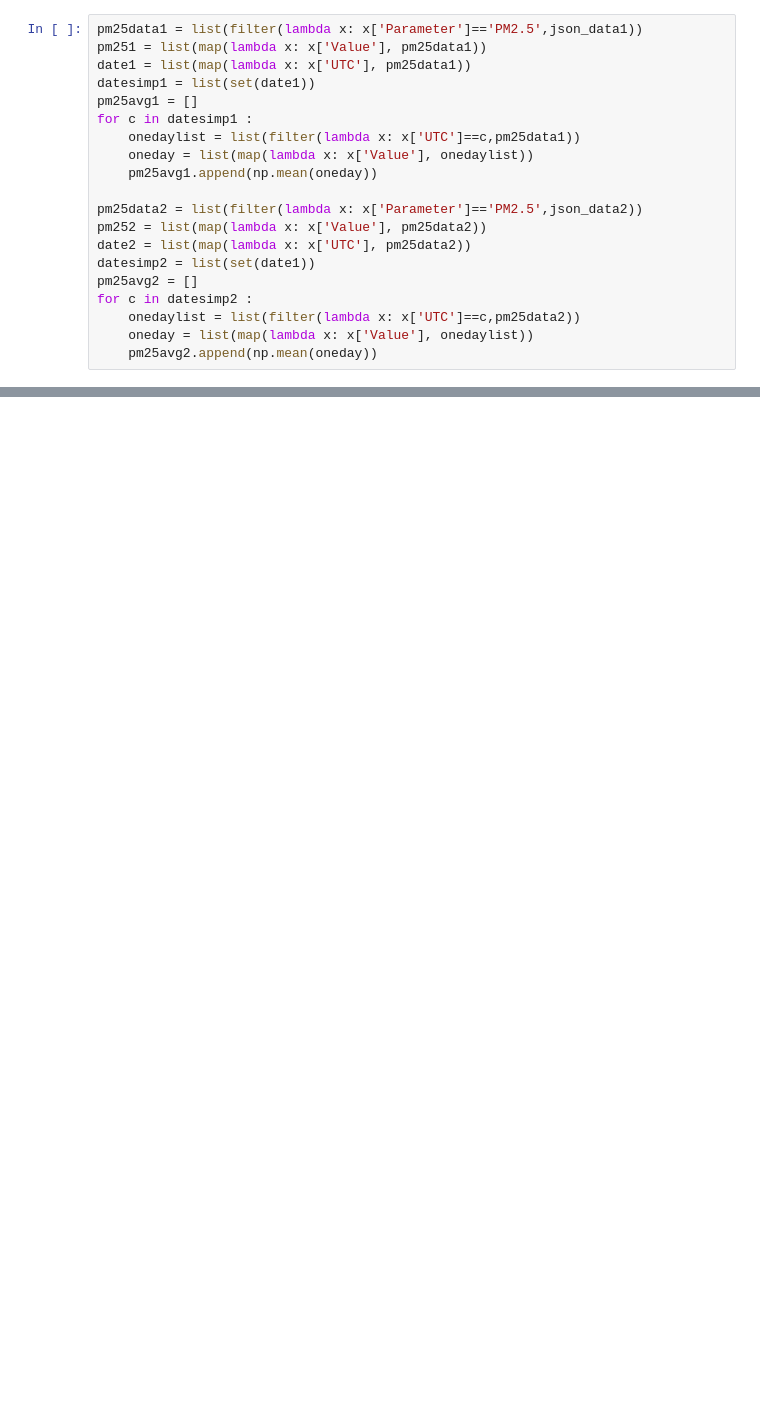
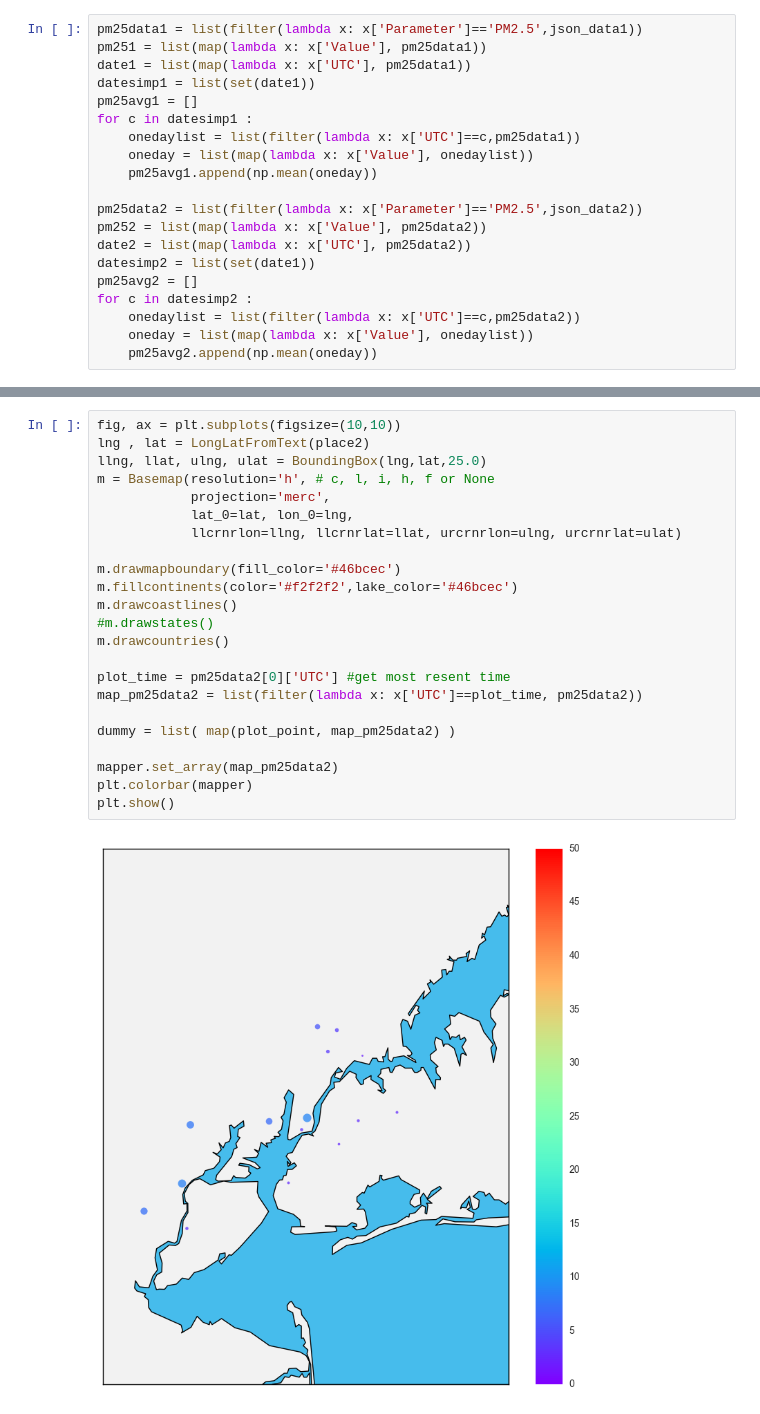
Before and after one commit to jyamaoka/AirQualityDI, a Jupyter notebook: AirQualityData.ipynb, the cells around one changed output, grey strips where cells are left out. Saved outputs shown, nothing was run; the diff lists cells and outputs as text; blank space fills up the shorter version.

```diff
--- a/AirQualityData.ipynb
+++ b/AirQualityData.ipynb
@@ -138 +245,26 @@ for c in datesimp2 :
+# %%
+fig, ax = plt.subplots(figsize=(10,10))
+lng , lat = LongLatFromText(place2)
+llng, llat, ulng, ulat = BoundingBox(lng,lat,25.0)
+m = Basemap(resolution='h', # c, l, i, h, f or None
+            projection='merc',
+            lat_0=lat, lon_0=lng,
+            llcrnrlon=llng, llcrnrlat=llat, urcrnrlon=ulng, urcrnrlat=ulat)
+
+m.drawmapboundary(fill_color='#46bcec')
+m.fillcontinents(color='#f2f2f2',lake_color='#46bcec')
+m.drawcoastlines()
+#m.drawstates()
+m.drawcountries()
+
+plot_time = pm25data2[0]['UTC'] #get most resent time
+map_pm25data2 = list(filter(lambda x: x['UTC']==plot_time, pm25data2))
+
+dummy = list( map(plot_point, map_pm25data2) )
+
+mapper.set_array(map_pm25data2)
+plt.colorbar(mapper)
+plt.show()
+# %% [output]
+[figure, added]
 # %%
```
Also changed, not shown: parts of 16 cells of this notebook.
